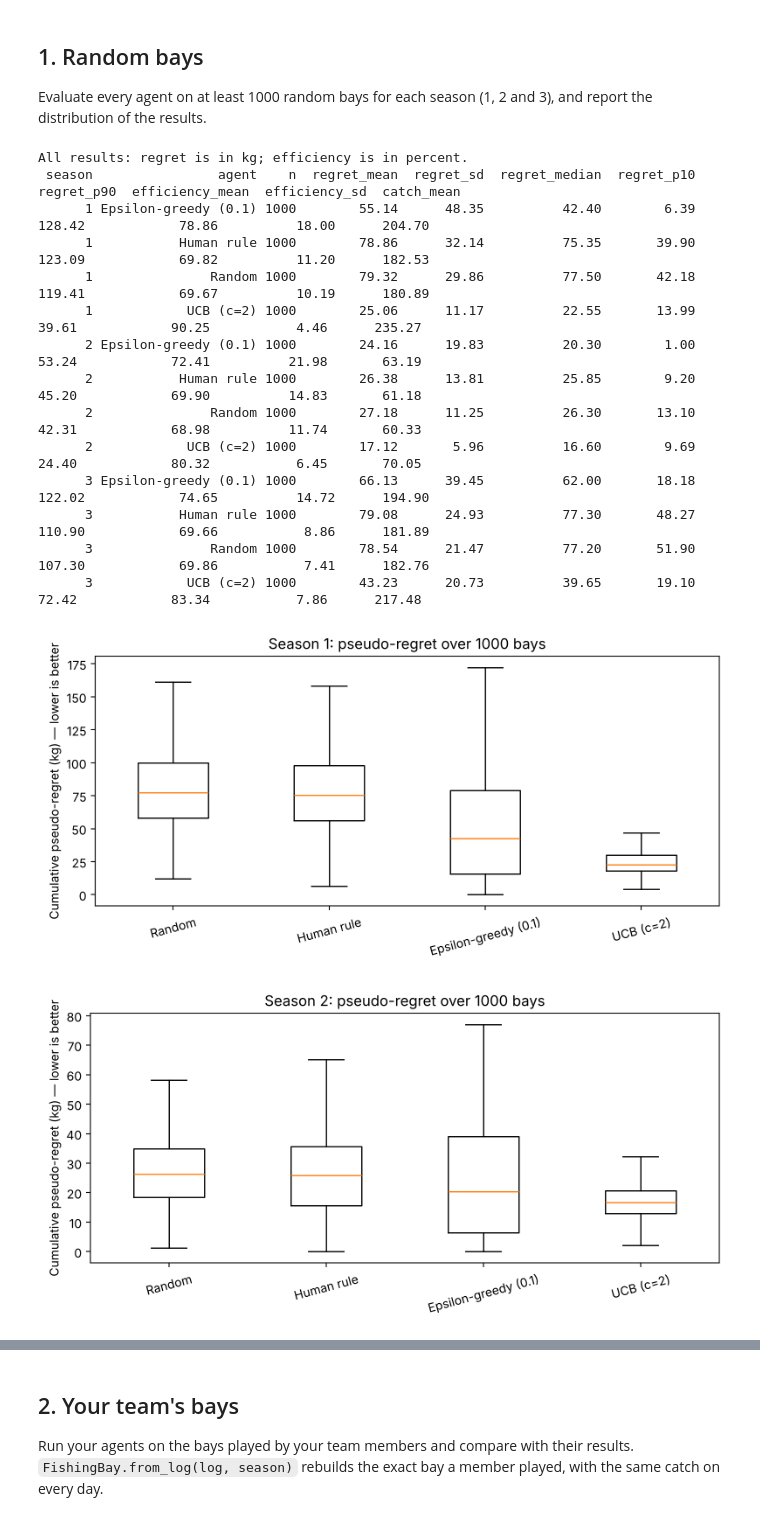
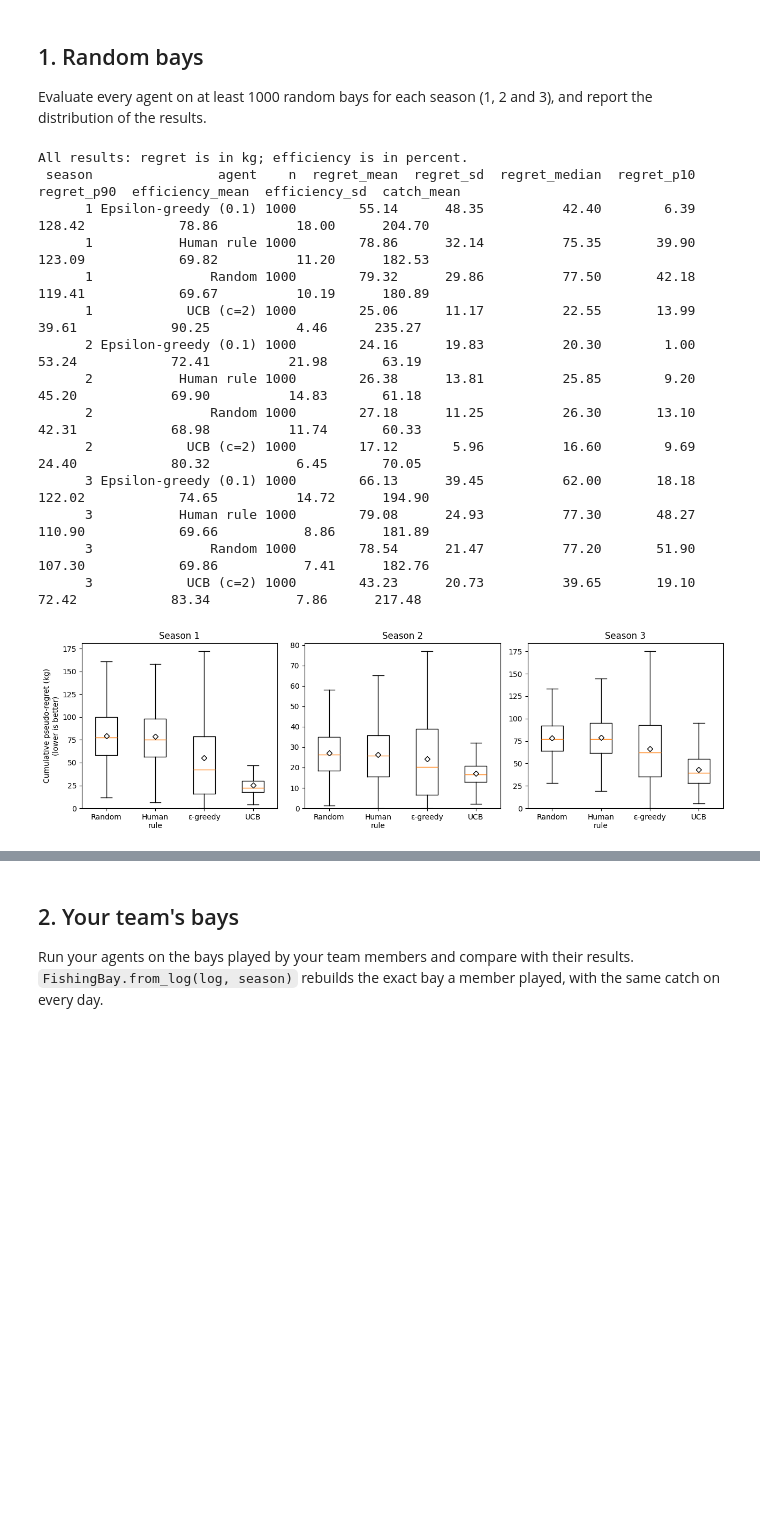
Before and after one commit to Kaisaantonsen/MALIS, a Jupyter notebook: Project1/experiment.ipynb, the cells around one changed output, grey strips where cells are left out. Saved outputs shown, nothing was run; the diff lists cells and outputs as text; code cells hidden in the pictures; blank space fills up the shorter version.

Commit message:
Added figure

```diff
--- a/Project1/experiment.ipynb
+++ b/Project1/experiment.ipynb
@@ -101,45 +101,47 @@ summary = (results.groupby(["season", "agent"])
                 regret_mean=("regret", "mean"),
                 regret_sd=("regret", "std"),
                 regret_median=("regret", "median"),
                 regret_p10=("regret", lambda x: x.quantile(.10)),
                 regret_p90=("regret", lambda x: x.quantile(.90)),
                 efficiency_mean=("efficiency", "mean"),
                 efficiency_sd=("efficiency", "std"),
                 catch_mean=("actual", "mean"))
            .reset_index())
 print("All results: regret is in kg; efficiency is in percent.")
 print(summary.round(2).to_string(index=False))
 
-# Show distributions, not only averages (one panel per season).
-for season in (1, 2, 3):
-    fig, ax = plt.subplots(figsize=(8, 4))
-    labels = list(AGENT_FACTORIES)
+
+# Fig. 1: distribution of final regret, one panel per season
+fig, axes = plt.subplots(1, 3, figsize=(13, 4))
+labels = list(AGENT_FACTORIES)
+short = ["Random", "Human\nrule", "ε-greedy", "UCB"]
+
+for ax, season in zip(axes, (1, 2, 3)):
     data = [results.loc[(results.season == season) &
                         (results.agent == name), "regret"].to_numpy()
             for name in labels]
-    ax.boxplot(data, tick_labels=labels, showfliers=False)
-    ax.set_title(f"Season {season}: pseudo-regret over {N_BAYS} bays")
-    ax.set_ylabel("Cumulative pseudo-regret (kg) — lower is better")
-    ax.tick_params(axis="x", labelrotation=15)
-    fig.tight_layout()
-    plt.show()
-
-results.to_csv("task5_random_bays.csv", index=False)
-summary.to_csv("task5_summary.csv", index=False)
+    ax.boxplot(data, tick_labels=short, showfliers=False,
+               showmeans=True, meanprops={"marker": "D", "markerfacecolor": "white",
+                                          "markeredgecolor": "black", "markersize": 5})
+    ax.set_title(f"Season {season}")
+    ax.set_ylim(bottom=0)
+axes[0].set_ylabel("Cumulative pseudo-regret (kg)\n(lower is better)")
+fig.tight_layout()
+fig.savefig("fig1_regret_distribution.png", dpi=200, bbox_inches="tight")
+plt.show()
 # %% [output]
 All results: regret is in kg; efficiency is in percent.
  season                agent    n  regret_mean  regret_sd  regret_median  regret_p10  regret_p90  efficiency_mean  efficiency_sd  catch_mean
       1 Epsilon-greedy (0.1) 1000        55.14      48.35          42.40        6.39      128.42            78.86          18.00      204.70
       1           Human rule 1000        78.86      32.14          75.35       39.90      123.09            69.82          11.20      182.53
       1               Random 1000        79.32      29.86          77.50       42.18      119.41            69.67          10.19      180.89
       1            UCB (c=2) 1000        25.06      11.17          22.55       13.99       39.61            90.25           4.46      235.27
       2 Epsilon-greedy (0.1) 1000        24.16      19.83          20.30        1.00       53.24            72.41          21.98       63.19
       2           Human rule 1000        26.38      13.81          25.85        9.20       45.20            69.90          14.83       61.18
       2               Random 1000        27.18      11.25          26.30       13.10       42.31            68.98          11.74       60.33
       2            UCB (c=2) 1000        17.12       5.96          16.60        9.69       24.40            80.32           6.45       70.05
       3 Epsilon-greedy (0.1) 1000        66.13      39.45          62.00       18.18      122.02            74.65          14.72      194.90
       3           Human rule 1000        79.08      24.93          77.30       48.27      110.90            69.66           8.86      181.89
       3               Random 1000        78.54      21.47          77.20       51.90      107.30            69.86           7.41      182.76
       3            UCB (c=2) 1000        43.23      20.73          39.65       19.10       72.42            83.34           7.86      217.48
-[figure, old version]
+[figure, new version]
-[figure, removed]
```
Also changed, not shown: parts of 1 cell of this notebook, 3 other files.
